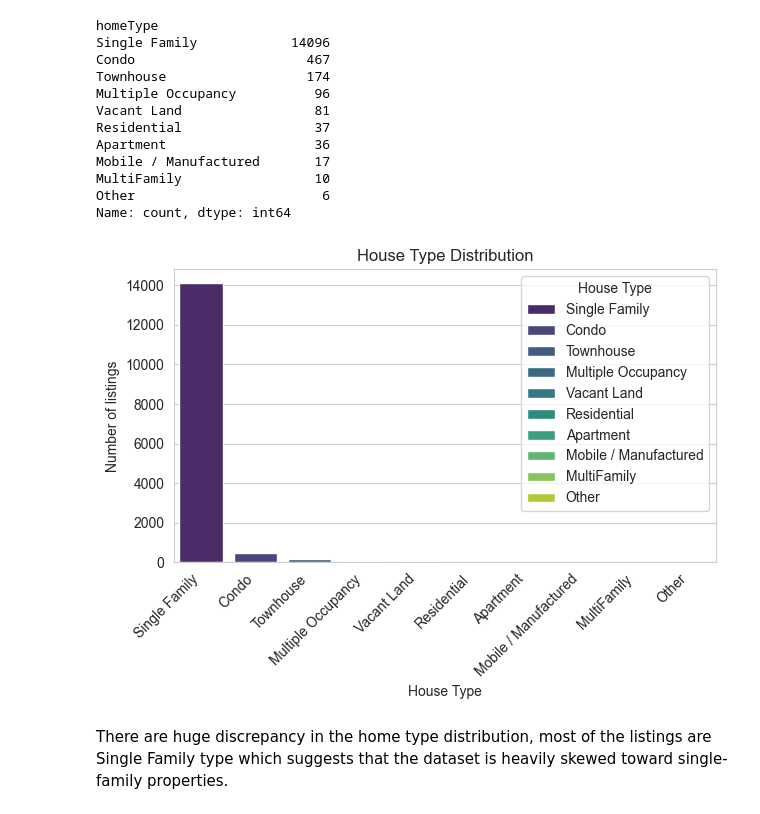
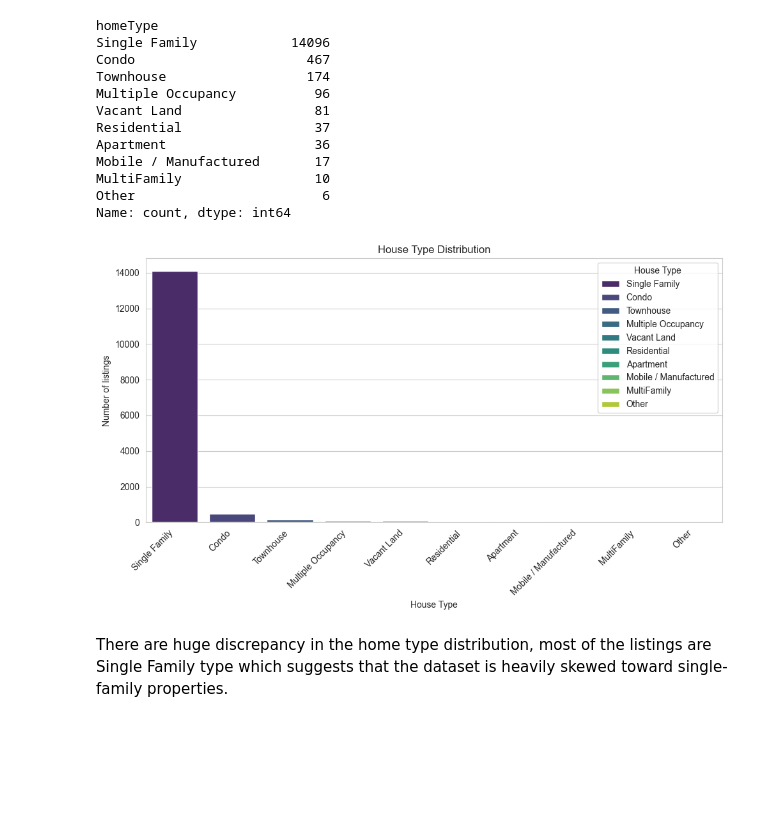
Before and after one commit to Shahahaha11/LION_DEN, a Jupyter notebook: data_exploration.ipynb, the cells around one changed output. Saved outputs shown, nothing was run; the diff lists cells and outputs as text; code cells hidden in the pictures; blank space fills up the shorter version.

```diff
--- a/data_exploration.ipynb
+++ b/data_exploration.ipynb
@@ -98,16 +98,17 @@ MultiFamily                 10
 Other                        6
 Name: count, dtype: int64
 # %%
+plt.figure(figsize=(10, 6))
 sns.barplot(x=df_2['homeType'].value_counts().index, y=df_2['homeType'].value_counts().values, palette='viridis', hue=df_2['homeType'].value_counts().index, legend = True)
 plt.legend(title="House Type")
 plt.xticks(rotation=45, ha='right')
 plt.xlabel('House Type')
 plt.ylabel('Number of listings')
 plt.title('House Type Distribution')
 plt.tight_layout()
 plt.show()
 # %% [output]
-[figure, old version]
+[figure, new version]
 # %% [markdown]
 There are huge discrepancy in the home type distribution, most of the listings are Single Family type which suggests that the dataset is heavily skewed toward single-family properties.
 # %%
```
